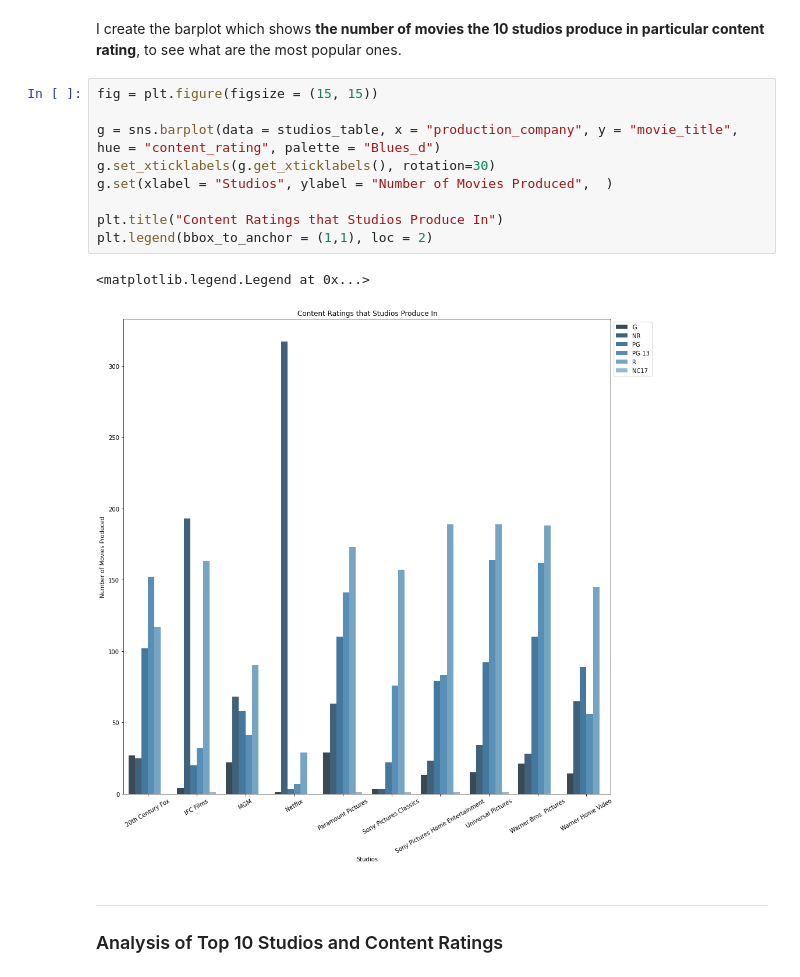
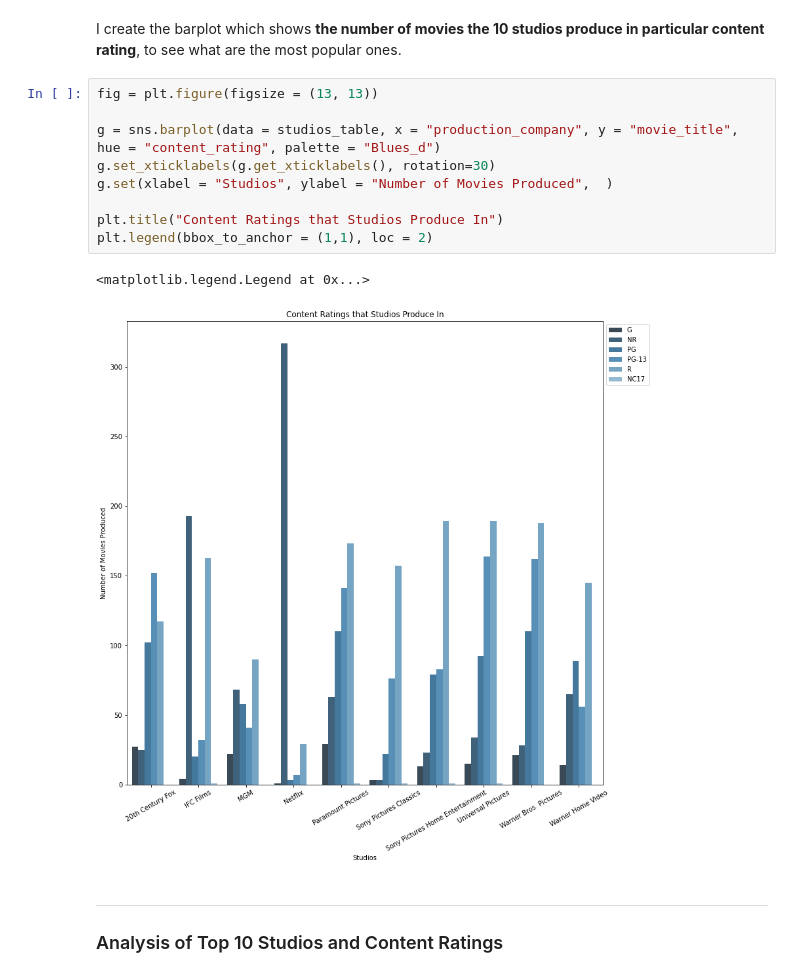
Before and after one commit to zyazyaG/110920-pt-project-template, a Jupyter notebook: Movie_Industry_Analysis_for_Microsoft.ipynb, the cells around one changed output. Saved outputs shown, nothing was run; the diff lists cells and outputs as text.

```diff
--- a/Movie_Industry_Analysis_for_Microsoft.ipynb
+++ b/Movie_Industry_Analysis_for_Microsoft.ipynb
@@ -560,17 +561,17 @@ studios_table.reset_index(inplace = True)
 # %% [markdown]
 I create the barplot which shows **the number of movies the 10 studios produce in particular content rating**, to see what are the most popular ones.
 # %%
-fig = plt.figure(figsize = (15, 15))
+fig = plt.figure(figsize = (13, 13))
 
 g = sns.barplot(data = studios_table, x = "production_company", y = "movie_title", hue = "content_rating", palette = "Blues_d")
 g.set_xticklabels(g.get_xticklabels(), rotation=30)
 g.set(xlabel = "Studios", ylabel = "Number of Movies Produced",  )
 
 plt.title("Content Ratings that Studios Produce In")
 plt.legend(bbox_to_anchor = (1,1), loc = 2)
 # %% [output]
 <matplotlib.legend.Legend at 0x...>
-[figure, old version]
+[figure, new version]
 # %% [markdown]
 ***
 ### Analysis of Top 10 Studios and Content Ratings
```
Also changed, not shown: parts of 7 cells of this notebook, 4 other files.
